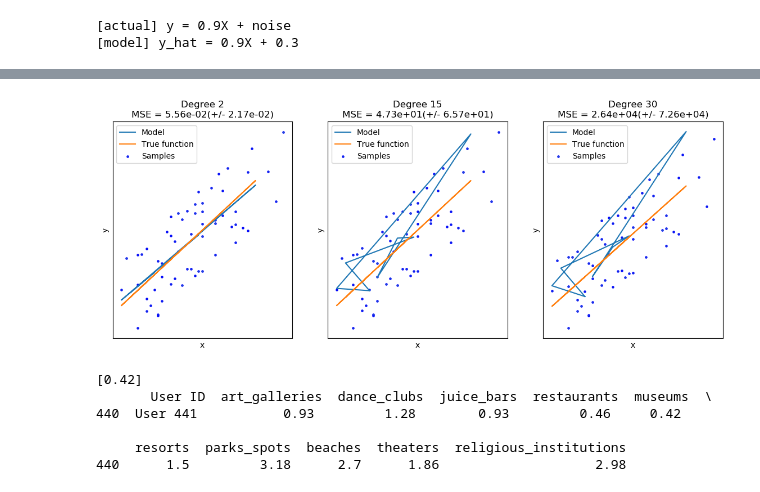
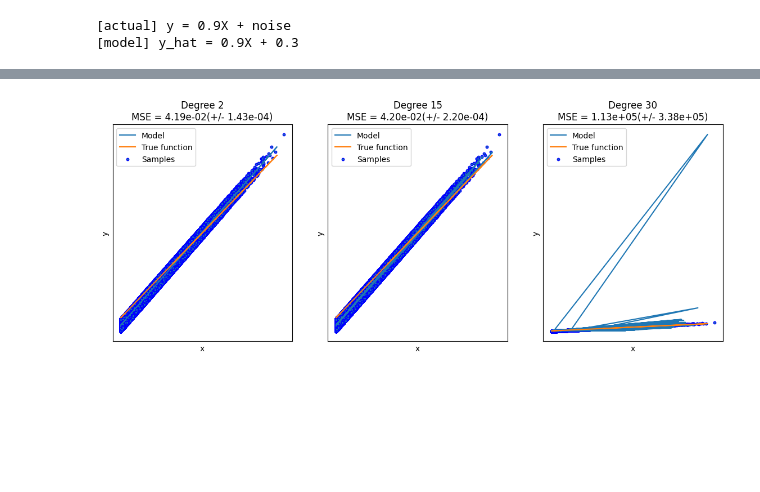
Before and after one commit to hublotik/deepl_labs, a Jupyter notebook: Travel_revs.ipynb, the cells around one changed output, grey strips where cells are left out. Cells and saved outputs as stored; diff of their text form; code cells hidden in the pictures; blank space fills up the shorter version.

```diff
--- a/Travel_revs.ipynb
+++ b/Travel_revs.ipynb
@@ -9,5 +9,5 @@ import pandas as pd
 import numpy as np
 from pathlib import Path
 print()
-Travel_Reviews = pd.read_csv(f'{Path.cwd()}/tripadvisor_review.csv'
-            , delimiter=',')
+Power_consumption = pd.read_csv(f'{Path.cwd()}/household_power_consumption.txt'
+            , delimiter=';')
@@ -31,0 +32,3 @@ Travel_Reviews
+# %%
+mask = pd.to_numeric(Power_consumption['Global_active_power'], errors='coerce').isna()
+df_filtered = Power_consumption[~mask]
@@ -41,7 +46,7 @@ import numpy as np
 from sklearn import datasets, linear_model
 from sklearn.metrics import mean_squared_error, r2_score
 
-revs_X = np.array([float(i) for i in Travel_Reviews['theaters']])
+revs_X = np.array([float(i) for i in df_filtered['Global_active_power']])
 random_noise  = []
 for Xs in revs_X:
     random_val = np.random.uniform(0.01, 0.70)
@@ -78,7 +73,7 @@ TEST_SIZE = 0.15
 # Shuffle data
 X = revs_X
 y = revs_y
-NUM_SAMPLES = len(Travel_Reviews['theaters'])
+NUM_SAMPLES = len(df_filtered['Global_active_power'])
 indices = list(range(NUM_SAMPLES))
 np.random.shuffle(indices)
 X = X[indices]
@@ -428,57 +378,42 @@ def true_fun(X):
 
 np.random.seed(0)
 
-n_samples = 20
 degrees = [2, 15, 30]
-
-# X = np.sort(np.random.rand(n_samples))
-# y = true_fun(revs_X) + np.random.randn(n_samples) * 0.1
 
 plt.figure(figsize=(14, 5))
 for i in range(len(degrees)):
     ax = plt.subplot(1, len(degrees), i + 1)
     plt.setp(ax, xticks=(), yticks=())
 
     polynomial_features = PolynomialFeatures(degree=degrees[i], include_bias=False)
     linear_regression = LinearRegression()
     pipeline = Pipeline(
         [
             ("polynomial_features", polynomial_features),
             ("linear_regression", linear_regression),
         ]
     )
-    pipeline.fit(revs_X_train, revs_y_train)
+    pipeline.fit(X_train, y_train)
+
+    # Make predictions based on test data
+    y_pred = pipeline.predict(X_test)
 
     # Evaluate the models using crossvalidation
     scores = cross_val_score(
-        pipeline, revs_X_train, revs_y_train, scoring="neg_mean_squared_error", cv=10
+        pipeline, X_train, y_train, scoring="neg_mean_squared_error", cv=10
     )
 
-    plt.plot(revs_X_test, pipeline.predict(revs_X_test), label="Model")
-    plt.plot(revs_X_test, true_fun(revs_X_test), label="True function")
-    plt.scatter(revs_X_train, revs_y_train, edgecolor="b", s=5, label="Samples")
+    plt.plot(X_test, y_pred, label="Model")
+    plt.plot(X_test, true_fun(X_test), label="True function")
+    plt.scatter(X_train, y_train, edgecolor="b", s=10, label="Samples")
     plt.xlabel("x")
     plt.ylabel("y")
-    # plt.xlim((-10, 30))
-    # plt.ylim((230, 250))
     plt.legend(loc="best")
     plt.title(
         "Degree {}\nMSE = {:.2e}(+/- {:.2e})".format(
             degrees[i], -scores.mean(), scores.std()
         )
     )
 plt.show()
 # %% [output]
-[figure, old version]
+[figure, new version]
-# %%
-from sklearn.preprocessing import PolynomialFeatures as poly
-rand_cols = Travel_Reviews.sample(1)
-rand_theater_col = rand_cols['museums'].to_list()
-print(f'{rand_theater_col} \n {rand_cols}')
-# %% [output]
-[0.42]
-       User ID  art_galleries  dance_clubs  juice_bars  restaurants  museums  \
-440  User 441           0.93         1.28        0.93         0.46     0.42
-
-     resorts  parks_spots  beaches  theaters  religious_institutions
-440      1.5         3.18      2.7      1.86                    2.98
```
Also changed, not shown: parts of 22 cells of this notebook, 3 other files.
